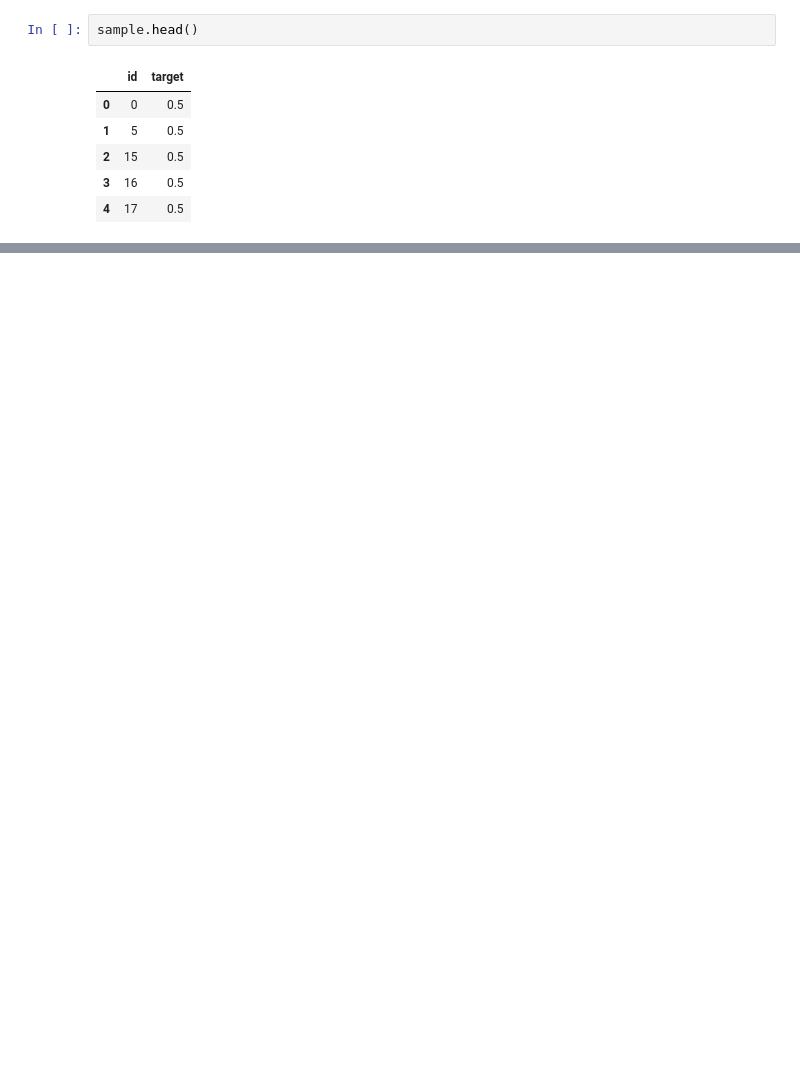
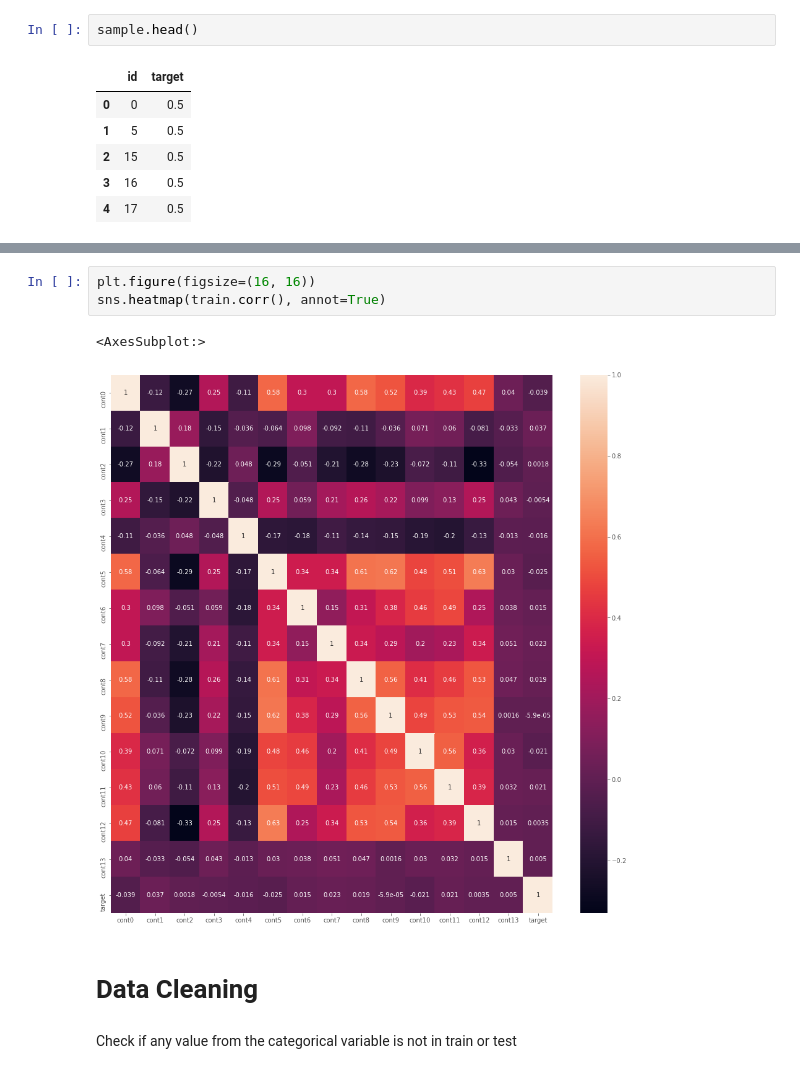
Before and after one commit to KickItLikeShika/cracking-kaggle-competitions, a Jupyter notebook: Classical ML competitions/Regression competitions/Tabular Playgournd Series - Feb 2021/TabularPlaygroundFeb2021.ipynb, the cells around one changed output, grey strips where cells are left out. Drawn from its saved outputs; the diff is of its cells as text; blank space fills up the shorter version.

```diff
--- a/Classical ML competitions/Regression competitions/Tabular Playgournd Series - Feb 2021/TabularPlaygroundFeb2021.ipynb
+++ b/Classical ML competitions/Regression competitions/Tabular Playgournd Series - Feb 2021/TabularPlaygroundFeb2021.ipynb
@@ -53,0 +83,10 @@ sample.head()
+# %%
+plt.figure(figsize=(16, 16))
+sns.heatmap(train.corr(), annot=True)
+# %% [output]
+<AxesSubplot:>
+[figure, added]
+# %% [markdown]
+# Data Cleaning
+# %% [markdown]
+Check if any value from the categorical variable is not in train or test
```
Also changed, not shown: parts of 131 cells of this notebook.
